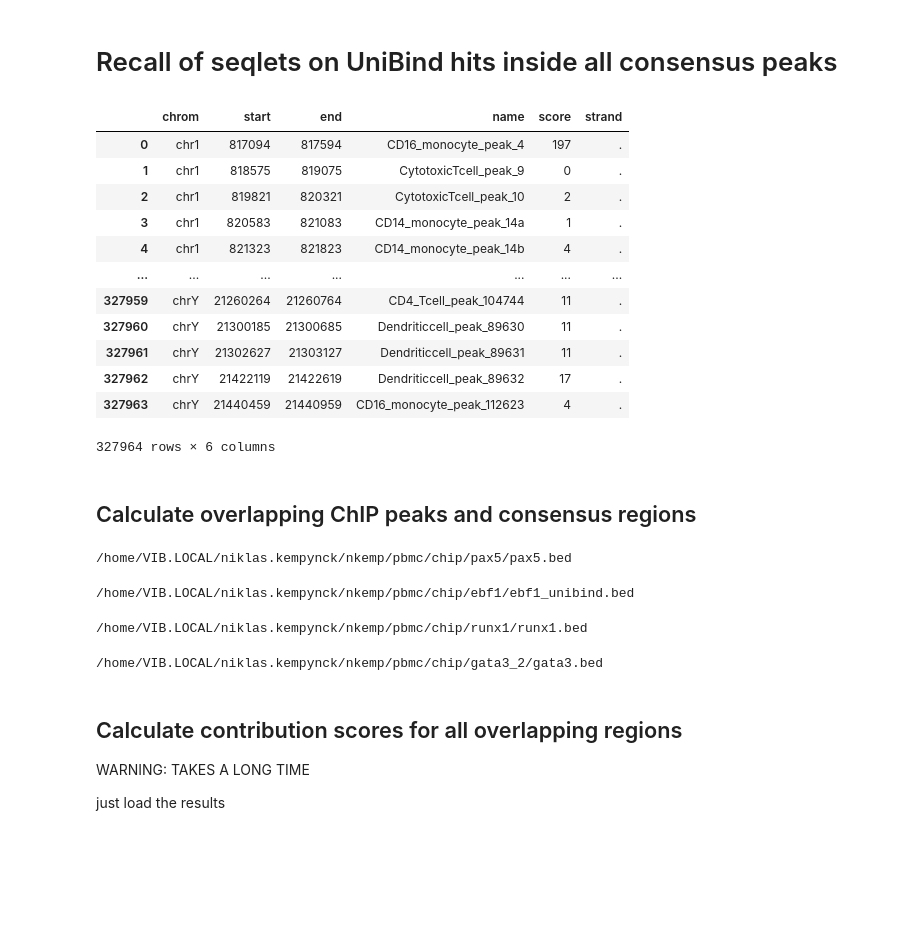
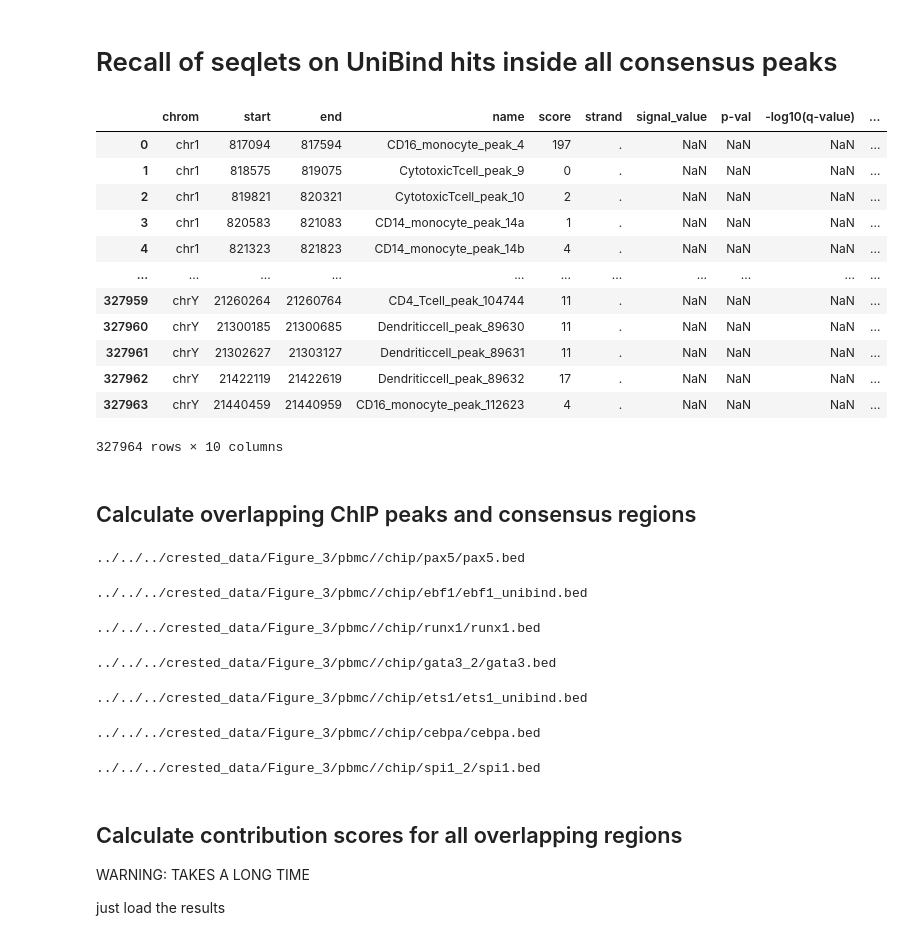
Before and after one commit to aertslab/CREsted-paper, a Jupyter notebook: Figure_3/chip_seq_analysis.ipynb, the cells around one changed output. Cells and saved outputs as stored; diff of their text form; code cells hidden in the pictures; blank space fills up the shorter version.

```diff
--- a/Figure_3/chip_seq_analysis.ipynb
+++ b/Figure_3/chip_seq_analysis.ipynb
@@ -19,10 +18,0 @@ To enable the following instructions: AVX2 AVX512F AVX512_VNNI AVX512_BF16 AVX51
-# %%
-import pandas as pd
-
-column_names = ["chrom", "start", "end", "name", "score", "strand"]
-
-# Read the unibind bed files
-bed_file_path = "/home/VIB.LOCAL/niklas.kempynck/nkemp/pbmc/chip/gata3_2/gata3.bed"
-chip_df = pd.read_csv(bed_file_path, sep="\t", header=None, names=column_names)
-
-chip_df
@@ -154,12 +57,0 @@ model = keras.models.load_model(
-# %%
-top_n=len(sorted_chip_df)#100#26983
-
-sequences=[]
-for i in range(top_n):
-    row= sorted_chip_df.iloc[i]
-
-    chrom= row['chrom']
-    start=int(row['start_peak']-807)
-    end=int(row['end_peak']+807)
-    sequence = genome.fetch(chrom, start, end).upper()
-    sequences.append(sequence)
@@ -1664,23 +1299,23 @@ results_df
 # %% [markdown]
 # Recall of seqlets on UniBind hits inside all consensus peaks
 # %%
-peak_bed="/home/VIB.LOCAL/niklas.kempynck/nkemp/pbmc/sam/consensus_regions.bed"
+peak_bed=f"{DATA_DIR}consensus_regions.bed"
 peak_df = pd.read_csv(peak_bed, sep="\t", header=None, names=column_names)
 peak_df
 # %% [output]
-|  | chrom | start | end | name | score | strand |
-| 0 | chr1 | 817094 | 817594 | CD16_monocyte_peak_4 | 197 | . |
-| 1 | chr1 | 818575 | 819075 | CytotoxicTcell_peak_9 | 0 | . |
-| 2 | chr1 | 819821 | 820321 | CytotoxicTcell_peak_10 | 2 | . |
-| 3 | chr1 | 820583 | 821083 | CD14_monocyte_peak_14a | 1 | . |
-| 4 | chr1 | 821323 | 821823 | CD14_monocyte_peak_14b | 4 | . |
-| ... | ... | ... | ... | ... | ... | ... |
-| 327959 | chrY | 21260264 | 21260764 | CD4_Tcell_peak_104744 | 11 | . |
-| 327960 | chrY | 21300185 | 21300685 | Dendriticcell_peak_89630 | 11 | . |
-| 327961 | chrY | 21302627 | 21303127 | Dendriticcell_peak_89631 | 11 | . |
-| 327962 | chrY | 21422119 | 21422619 | Dendriticcell_peak_89632 | 17 | . |
-| 327963 | chrY | 21440459 | 21440959 | CD16_monocyte_peak_112623 | 4 | . |
+|  | chrom | start | end | name | score | strand | signal_value | p-val | -log10(q-value) | ... |
+| 0 | chr1 | 817094 | 817594 | CD16_monocyte_peak_4 | 197 | . | NaN | NaN | NaN | ... |
+| 1 | chr1 | 818575 | 819075 | CytotoxicTcell_peak_9 | 0 | . | NaN | NaN | NaN | ... |
+| 2 | chr1 | 819821 | 820321 | CytotoxicTcell_peak_10 | 2 | . | NaN | NaN | NaN | ... |
+| 3 | chr1 | 820583 | 821083 | CD14_monocyte_peak_14a | 1 | . | NaN | NaN | NaN | ... |
+| 4 | chr1 | 821323 | 821823 | CD14_monocyte_peak_14b | 4 | . | NaN | NaN | NaN | ... |
+| ... | ... | ... | ... | ... | ... | ... | ... | ... | ... | ... |
+| 327959 | chrY | 21260264 | 21260764 | CD4_Tcell_peak_104744 | 11 | . | NaN | NaN | NaN | ... |
+| 327960 | chrY | 21300185 | 21300685 | Dendriticcell_peak_89630 | 11 | . | NaN | NaN | NaN | ... |
+| 327961 | chrY | 21302627 | 21303127 | Dendriticcell_peak_89631 | 11 | . | NaN | NaN | NaN | ... |
+| 327962 | chrY | 21422119 | 21422619 | Dendriticcell_peak_89632 | 17 | . | NaN | NaN | NaN | ... |
+| 327963 | chrY | 21440459 | 21440959 | CD16_monocyte_peak_112623 | 4 | . | NaN | NaN | NaN | ... |
-327964 rows × 6 columns
+327964 rows × 10 columns
 # %% [markdown]
 ## Calculate overlapping ChIP peaks and consensus regions
 # %%
@@ -1695,13 +1330,13 @@ ct_list= ['Bcell',
          ]
 
 chip_bed_files = [
-    '/home/VIB.LOCAL/niklas.kempynck/nkemp/pbmc/chip/pax5/pax5.bed',
-    "/home/VIB.LOCAL/niklas.kempynck/nkemp/pbmc/chip/ebf1/ebf1_unibind.bed",
-    "/home/VIB.LOCAL/niklas.kempynck/nkemp/pbmc/chip/runx1/runx1.bed",
-    "/home/VIB.LOCAL/niklas.kempynck/nkemp/pbmc/chip/gata3_2/gata3.bed",
-    "/home/VIB.LOCAL/niklas.kempynck/nkemp/pbmc/chip/ets1/ets1_unibind.bed",
-    "/home/VIB.LOCAL/niklas.kempynck/nkemp/pbmc/chip/cebpa/cebpa.bed",
-    "/home/VIB.LOCAL/niklas.kempynck/nkemp/pbmc/chip/spi1_2/spi1.bed",
+    f"{DATA_DIR}/chip/pax5/pax5.bed",
+    f"{DATA_DIR}/chip/ebf1/ebf1_unibind.bed",
+    f"{DATA_DIR}/chip/runx1/runx1.bed",
+    f"{DATA_DIR}/chip/gata3_2/gata3.bed",
+    f"{DATA_DIR}/chip/ets1/ets1_unibind.bed",
+    f"{DATA_DIR}/chip/cebpa/cebpa.bed",
+    f"{DATA_DIR}/chip/spi1_2/spi1.bed",
 ]
 
 unibind_dfs = []
@@ -1730,10 +1365,13 @@ for chip_bed_file in tqdm(chip_bed_files):
     sorted_chip_df = subset_chip_df.sort_values(by="score_chip", ascending=False)
     unibind_dfs.append(sorted_chip_df)
 # %% [output]
-/home/VIB.LOCAL/niklas.kempynck/nkemp/pbmc/chip/pax5/pax5.bed
+../../../crested_data/Figure_3/pbmc//chip/pax5/pax5.bed
-/home/VIB.LOCAL/niklas.kempynck/nkemp/pbmc/chip/ebf1/ebf1_unibind.bed
+../../../crested_data/Figure_3/pbmc//chip/ebf1/ebf1_unibind.bed
-/home/VIB.LOCAL/niklas.kempynck/nkemp/pbmc/chip/runx1/runx1.bed
+../../../crested_data/Figure_3/pbmc//chip/runx1/runx1.bed
-/home/VIB.LOCAL/niklas.kempynck/nkemp/pbmc/chip/gata3_2/gata3.bed
+../../../crested_data/Figure_3/pbmc//chip/gata3_2/gata3.bed
+../../../crested_data/Figure_3/pbmc//chip/ets1/ets1_unibind.bed
+../../../crested_data/Figure_3/pbmc//chip/cebpa/cebpa.bed
+../../../crested_data/Figure_3/pbmc//chip/spi1_2/spi1.bed
 # %% [markdown]
 ## Calculate contribution scores for all overlapping regions
 WARNING: TAKES A LONG TIME
```
Also changed, not shown: parts of 51 cells of this notebook.
